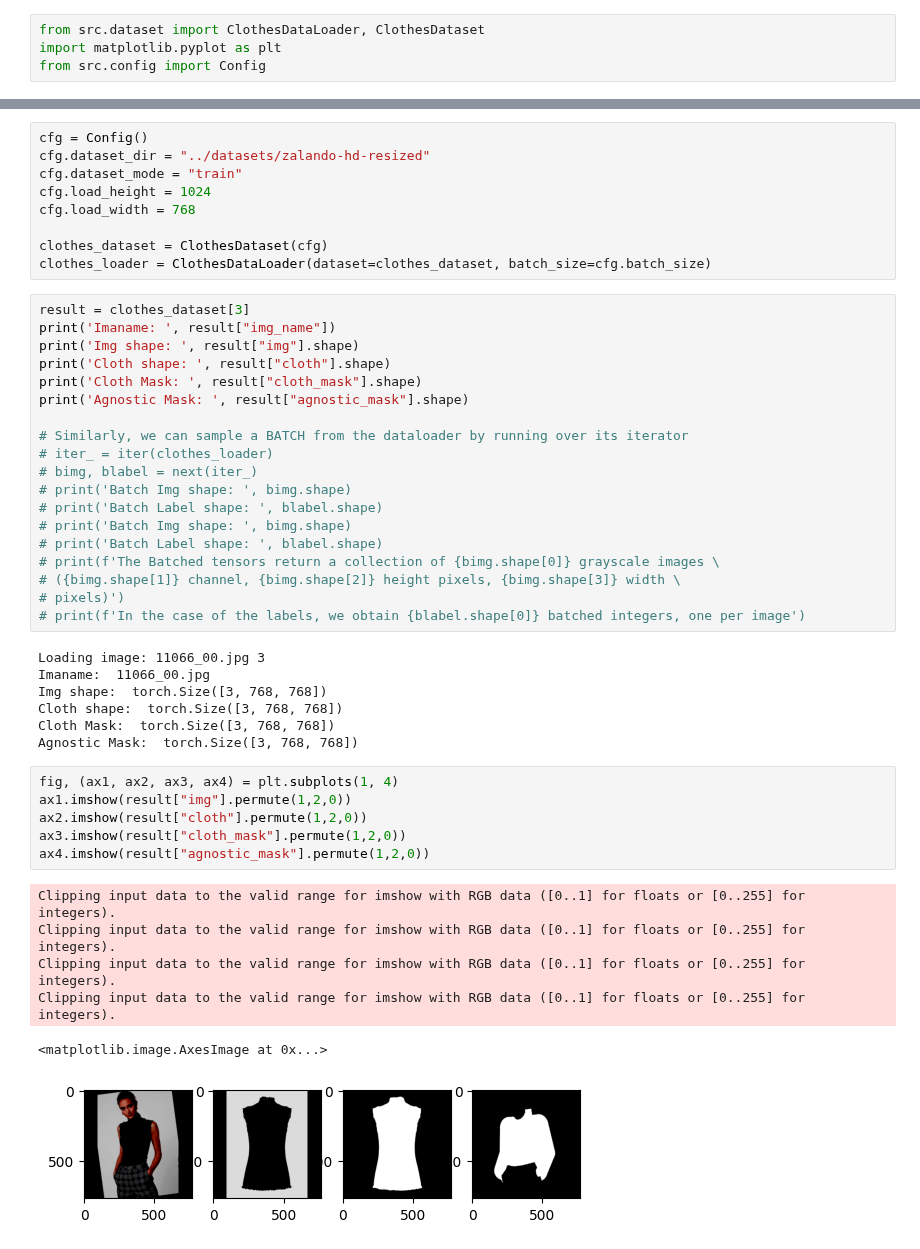
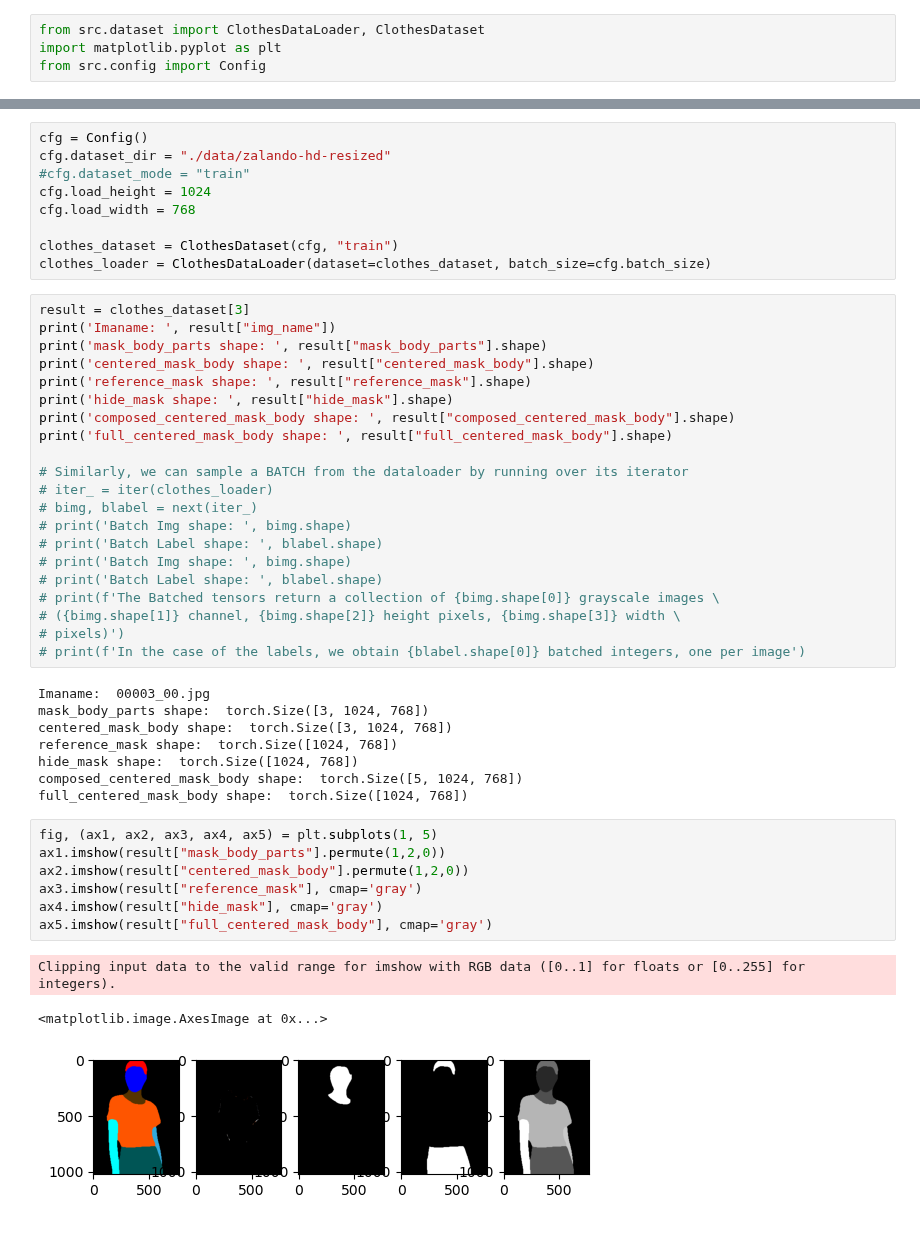
Before and after one commit to aidl-upc-2024-clothes-extractor/clothes-extractor, a Jupyter notebook: Jupyters/use_dataset.ipynb, the cells around one changed output, grey strips where cells are left out. Cells and saved outputs as stored; diff of their text form.

```diff
--- a/Jupyters/use_dataset.ipynb
+++ b/Jupyters/use_dataset.ipynb
@@ -18,19 +18,21 @@ from src.config import Config
 # %%
 cfg = Config()
-cfg.dataset_dir = "../datasets/zalando-hd-resized"
-cfg.dataset_mode = "train"
+cfg.dataset_dir = "./data/zalando-hd-resized"
+#cfg.dataset_mode = "train"
 cfg.load_height = 1024
 cfg.load_width = 768
 
-clothes_dataset = ClothesDataset(cfg)
+clothes_dataset = ClothesDataset(cfg, "train")
 clothes_loader = ClothesDataLoader(dataset=clothes_dataset, batch_size=cfg.batch_size)
 # %%
 result = clothes_dataset[3]
 print('Imaname: ', result["img_name"])
-print('Img shape: ', result["img"].shape)
-print('Cloth shape: ', result["cloth"].shape)
-print('Cloth Mask: ', result["cloth_mask"].shape)
-print('Agnostic Mask: ', result["agnostic_mask"].shape)
+print('mask_body_parts shape: ', result["mask_body_parts"].shape)
+print('centered_mask_body shape: ', result["centered_mask_body"].shape)
+print('reference_mask shape: ', result["reference_mask"].shape)
+print('hide_mask shape: ', result["hide_mask"].shape)
+print('composed_centered_mask_body shape: ', result["composed_centered_mask_body"].shape)
+print('full_centered_mask_body shape: ', result["full_centered_mask_body"].shape)
 
 # Similarly, we can sample a BATCH from the dataloader by running over its iterator
 # iter_ = iter(clothes_loader)
@@ -44,22 +46,21 @@ print('Agnostic Mask: ', result["agnostic_mask"].shape)
 # pixels)')
 # print(f'In the case of the labels, we obtain {blabel.shape[0]} batched integers, one per image')
 # %% [output]
-Loading image: 11066_00.jpg 3
-Imaname:  11066_00.jpg
-Img shape:  torch.Size([3, 768, 768])
-Cloth shape:  torch.Size([3, 768, 768])
-Cloth Mask:  torch.Size([3, 768, 768])
-Agnostic Mask:  torch.Size([3, 768, 768])
+Imaname:  00003_00.jpg
+mask_body_parts shape:  torch.Size([3, 1024, 768])
+centered_mask_body shape:  torch.Size([3, 1024, 768])
+reference_mask shape:  torch.Size([1024, 768])
+hide_mask shape:  torch.Size([1024, 768])
+composed_centered_mask_body shape:  torch.Size([5, 1024, 768])
+full_centered_mask_body shape:  torch.Size([1024, 768])
 # %%
-fig, (ax1, ax2, ax3, ax4) = plt.subplots(1, 4)
-ax1.imshow(result["img"].permute(1,2,0))
-ax2.imshow(result["cloth"].permute(1,2,0))
-ax3.imshow(result["cloth_mask"].permute(1,2,0))
-ax4.imshow(result["agnostic_mask"].permute(1,2,0))
+fig, (ax1, ax2, ax3, ax4, ax5) = plt.subplots(1, 5)
+ax1.imshow(result["mask_body_parts"].permute(1,2,0))
+ax2.imshow(result["centered_mask_body"].permute(1,2,0))
+ax3.imshow(result["reference_mask"], cmap='gray')
+ax4.imshow(result["hide_mask"], cmap='gray')
+ax5.imshow(result["full_centered_mask_body"], cmap='gray')
 # %% [output]
 Clipping input data to the valid range for imshow with RGB data ([0..1] for floats or [0..255] for integers).
-Clipping input data to the valid range for imshow with RGB data ([0..1] for floats or [0..255] for integers).
-Clipping input data to the valid range for imshow with RGB data ([0..1] for floats or [0..255] for integers).
-Clipping input data to the valid range for imshow with RGB data ([0..1] for floats or [0..255] for integers).
 <matplotlib.image.AxesImage at 0x...>
-[figure, old version]
+[figure, new version]
```
Also changed, not shown: parts of 2 cells of this notebook, 10 other files.
